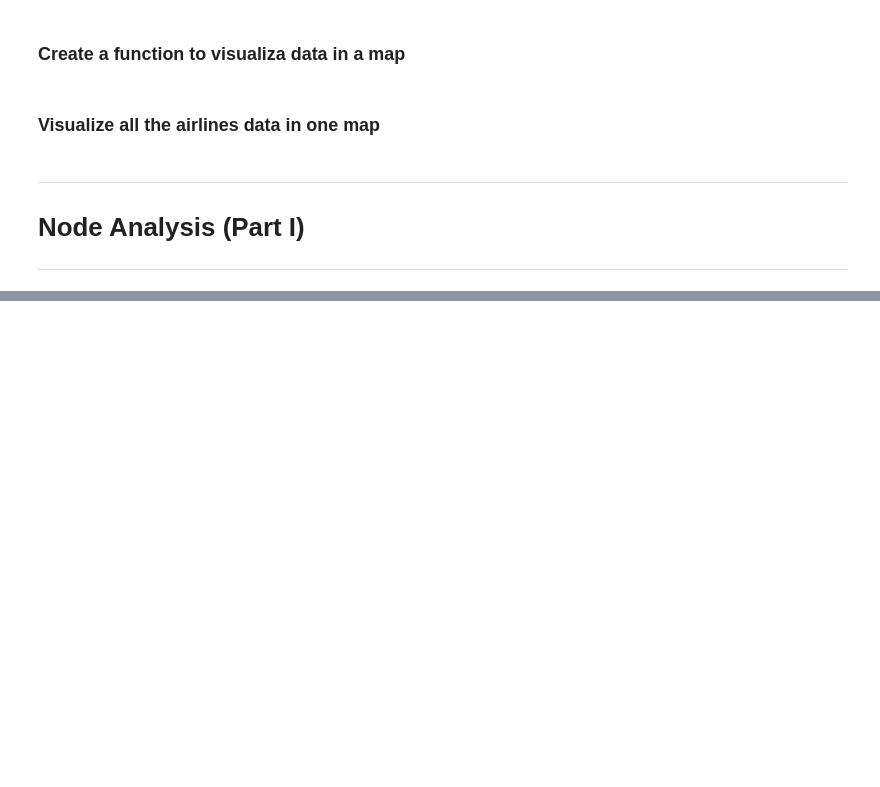
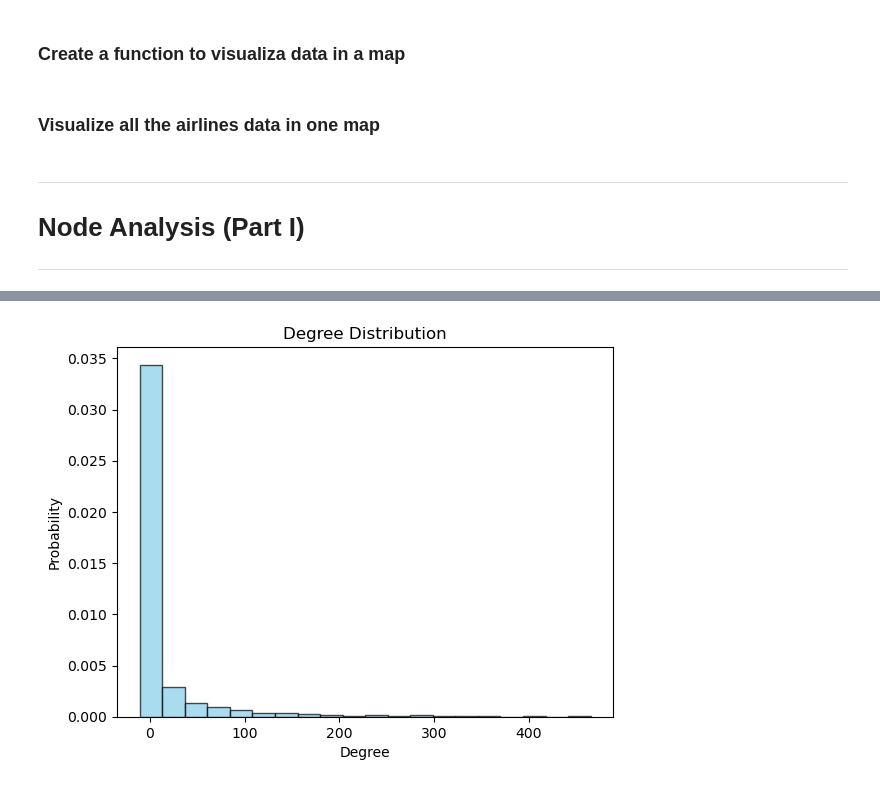
Before and after one commit to Vicente-Lorenzo/NetworkScience, a Jupyter notebook: project/research.ipynb, the cells around one changed output, grey strips where cells are left out. Saved outputs shown, nothing was run; the diff lists cells and outputs as text; code cells hidden in the pictures; blank space fills up the shorter version.

```diff
--- a/project/research.ipynb
+++ b/project/research.ipynb
@@ -166,0 +200,9 @@ for _, row in data.iterrows():
+# %%
+hist, bins = np.histogram(degree_sequence, bins=20, density=True)
+plt.bar(bins[:-1], hist, width=np.diff(bins), color='skyblue', edgecolor='black', alpha=0.7)
+plt.title("Degree Distribution")
+plt.xlabel("Degree")
+plt.ylabel("Probability")
+plt.show()
+# %% [output]
+[figure, added]
```
Also changed, not shown: parts of 20 cells of this notebook, 1 other file.
